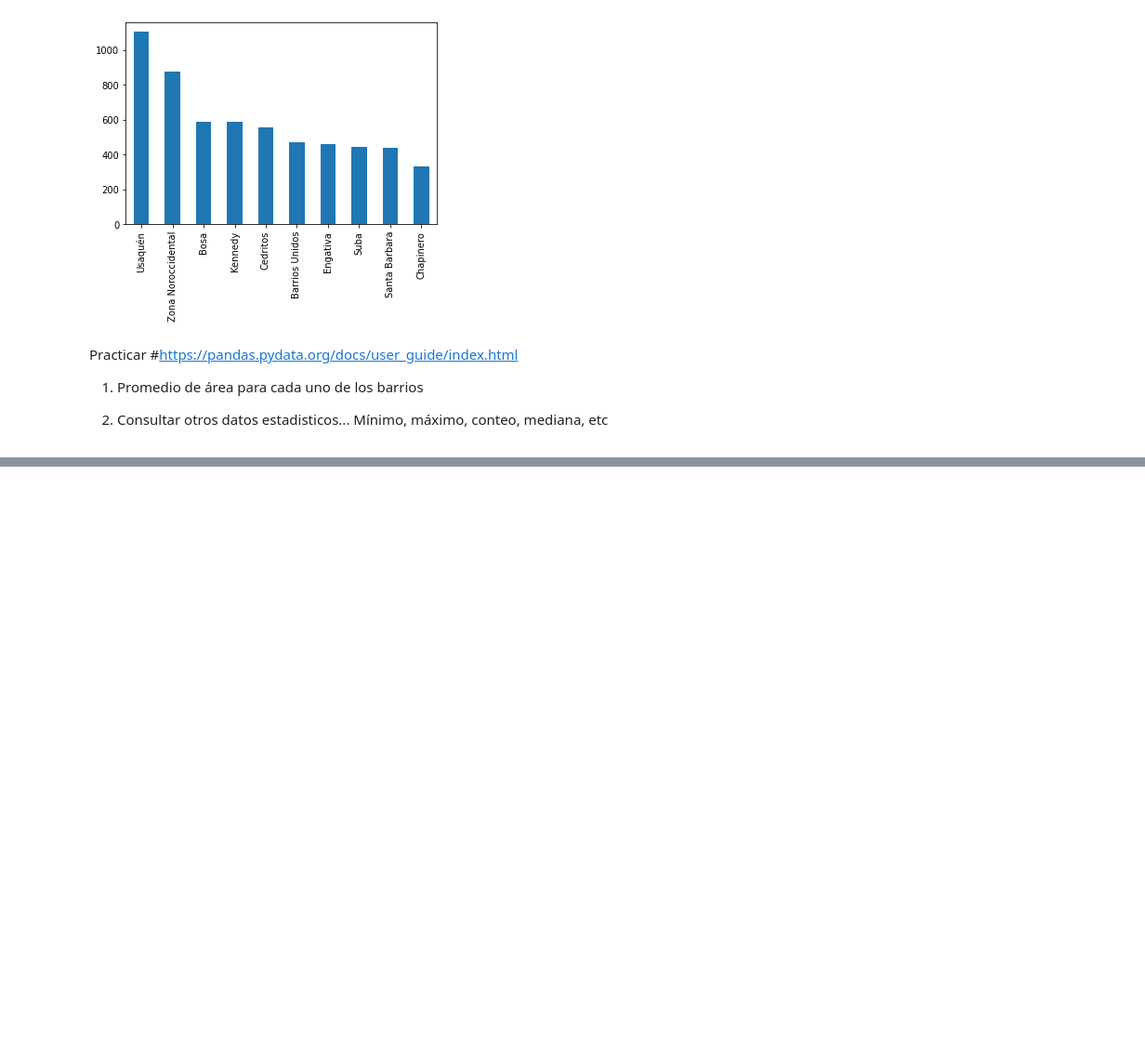
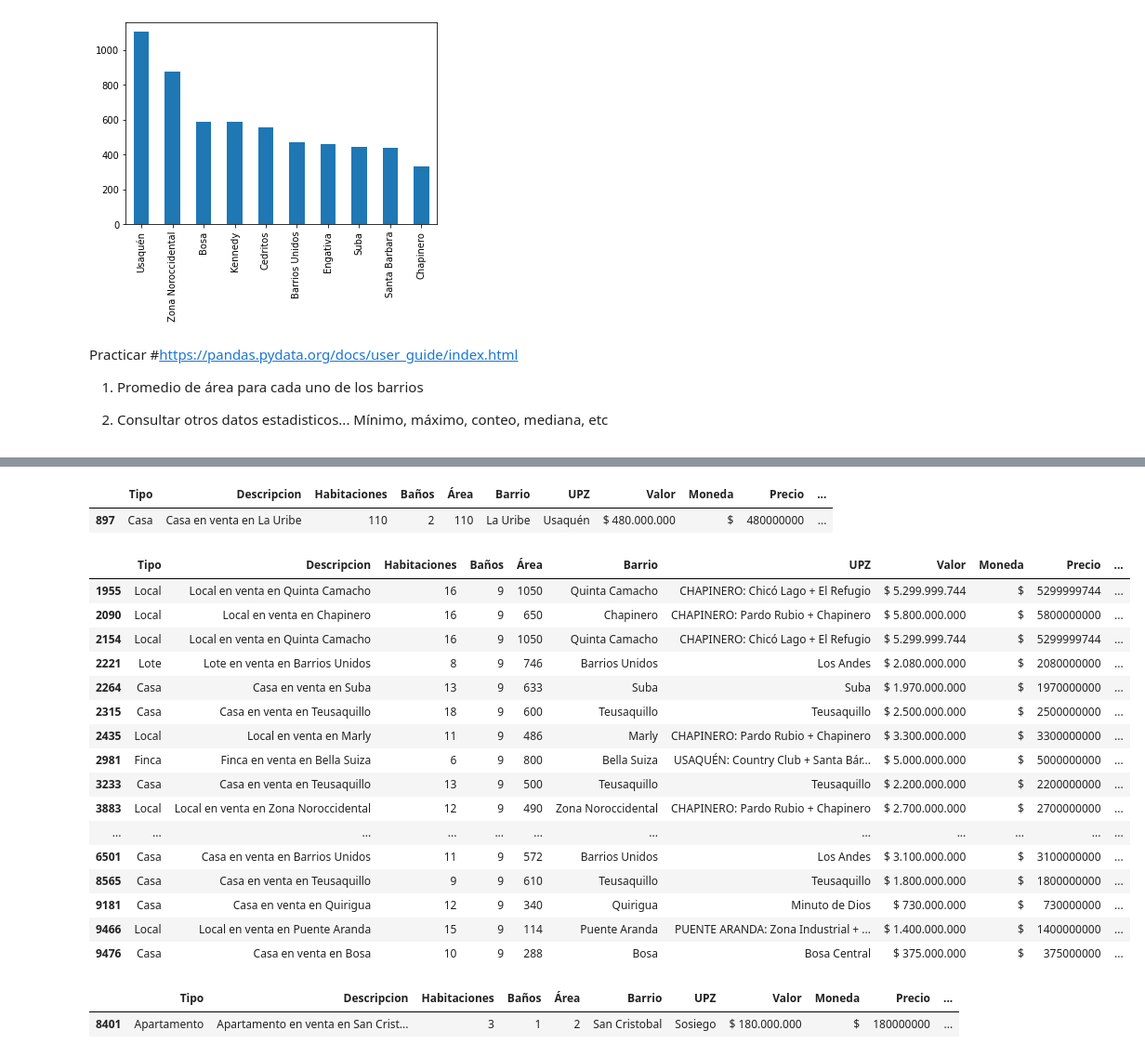
Before and after one commit to Cesarpipe31/Alura_Inmersion_Datos_Code, a Jupyter notebook: Alura_Cdelgado_Inmersion_Datos.ipynb, the cells around one changed output, grey strips where cells are left out. Shown: that part at 93% size. Saved outputs shown, nothing was run; the diff lists cells and outputs as text; code cells hidden in the pictures; blank space fills up the shorter version.

```diff
--- a/Alura_Cdelgado_Inmersion_Datos.ipynb
+++ b/Alura_Cdelgado_Inmersion_Datos.ipynb
@@ -232,0 +410,4 @@ Practicar
+# %%
+pd.set_option("display.precision", 2)
+pd.set_option("display.float_format", lambda x: "%.2f" % x)
+inmuebles.describe()
@@ -232,0 +424,30 @@ Practicar
+# %%
+inmuebles.loc[inmuebles.Habitaciones == 110]
+# %% [output]
+|  | Tipo | Descripcion | Habitaciones | Baños | Área | Barrio | UPZ | Valor | Moneda | Precio | ... |
+| 897 | Casa | Casa en venta en La Uribe | 110 | 2 | 110 | La Uribe | Usaquén | $ 480.000.000 | $ | 480000000 | ... |
+# %%
+inmuebles.loc[inmuebles.Baños == 9]
+# %% [output]
+|  | Tipo | Descripcion | Habitaciones | Baños | Área | Barrio | UPZ | Valor | Moneda | Precio | ... |
+| 1955 | Local | Local en venta en Quinta Camacho | 16 | 9 | 1050 | Quinta Camacho | CHAPINERO: Chicó Lago + El Refugio | $ 5.299.999.744 | $ | 5299999744 | ... |
+| 2090 | Local | Local en venta en Chapinero | 16 | 9 | 650 | Chapinero | CHAPINERO: Pardo Rubio + Chapinero | $ 5.800.000.000 | $ | 5800000000 | ... |
+| 2154 | Local | Local en venta en Quinta Camacho | 16 | 9 | 1050 | Quinta Camacho | CHAPINERO: Chicó Lago + El Refugio | $ 5.299.999.744 | $ | 5299999744 | ... |
+| 2221 | Lote | Lote en venta en Barrios Unidos | 8 | 9 | 746 | Barrios Unidos | Los Andes | $ 2.080.000.000 | $ | 2080000000 | ... |
+| 2264 | Casa | Casa en venta en Suba | 13 | 9 | 633 | Suba | Suba | $ 1.970.000.000 | $ | 1970000000 | ... |
+| 2315 | Casa | Casa en venta en Teusaquillo | 18 | 9 | 600 | Teusaquillo | Teusaquillo | $ 2.500.000.000 | $ | 2500000000 | ... |
+| 2435 | Local | Local en venta en Marly | 11 | 9 | 486 | Marly | CHAPINERO: Pardo Rubio + Chapinero | $ 3.300.000.000 | $ | 3300000000 | ... |
+| 2981 | Finca | Finca en venta en Bella Suiza | 6 | 9 | 800 | Bella Suiza | USAQUÉN: Country Club + Santa Bár... | $ 5.000.000.000 | $ | 5000000000 | ... |
+| 3233 | Casa | Casa en venta en Teusaquillo | 13 | 9 | 500 | Teusaquillo | Teusaquillo | $ 2.200.000.000 | $ | 2200000000 | ... |
+| 3883 | Local | Local en venta en Zona Noroccidental | 12 | 9 | 490 | Zona Noroccidental | CHAPINERO: Pardo Rubio + Chapinero | $ 2.700.000.000 | $ | 2700000000 | ... |
+| ... | ... | ... | ... | ... | ... | ... | ... | ... | ... | ... | ... |
+| 6501 | Casa | Casa en venta en Barrios Unidos | 11 | 9 | 572 | Barrios Unidos | Los Andes | $ 3.100.000.000 | $ | 3100000000 | ... |
+| 8565 | Casa | Casa en venta en Teusaquillo | 9 | 9 | 610 | Teusaquillo | Teusaquillo | $ 1.800.000.000 | $ | 1800000000 | ... |
+| 9181 | Casa | Casa en venta en Quirigua | 12 | 9 | 340 | Quirigua | Minuto de Dios | $ 730.000.000 | $ | 730000000 | ... |
+| 9466 | Local | Local en venta en Puente Aranda | 15 | 9 | 114 | Puente Aranda | PUENTE ARANDA: Zona Industrial + ... | $ 1.400.000.000 | $ | 1400000000 | ... |
+| 9476 | Casa | Casa en venta en Bosa | 10 | 9 | 288 | Bosa | Bosa Central | $ 375.000.000 | $ | 375000000 | ... |
+# %%
+inmuebles.loc[inmuebles.Área == 2]
+# %% [output]
+|  | Tipo | Descripcion | Habitaciones | Baños | Área | Barrio | UPZ | Valor | Moneda | Precio | ... |
+| 8401 | Apartamento | Apartamento en venta en San Crist... | 3 | 1 | 2 | San Cristobal | Sosiego | $ 180.000.000 | $ | 180000000 | ... |
```
Also changed, not shown: parts of 23 cells of this notebook.
